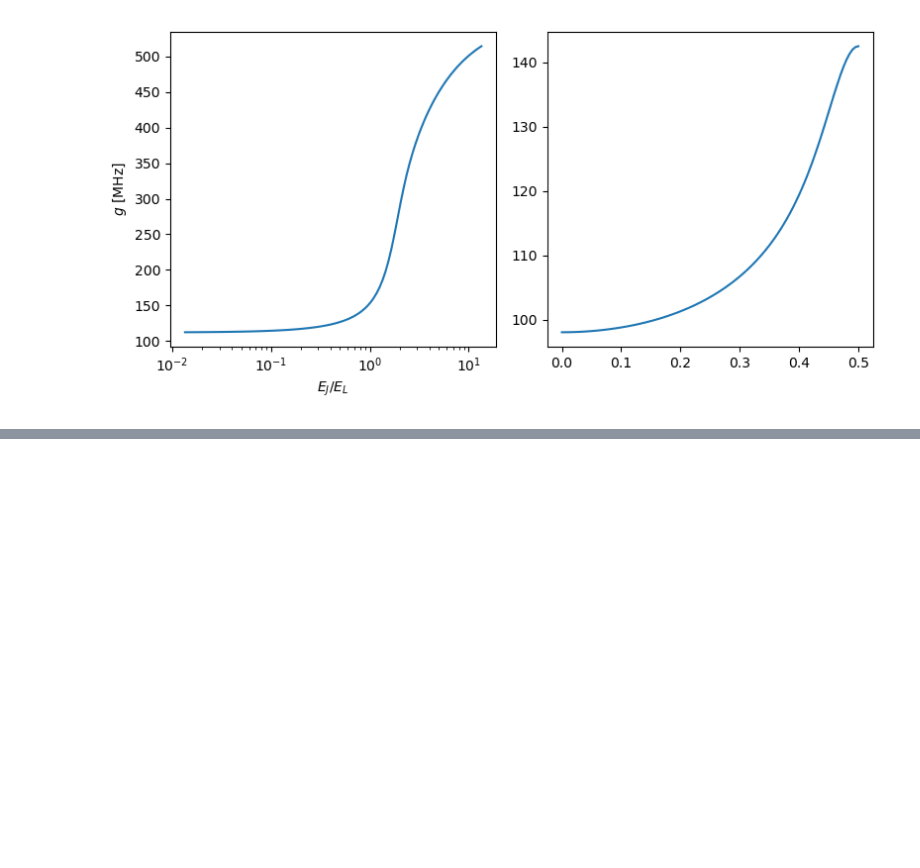
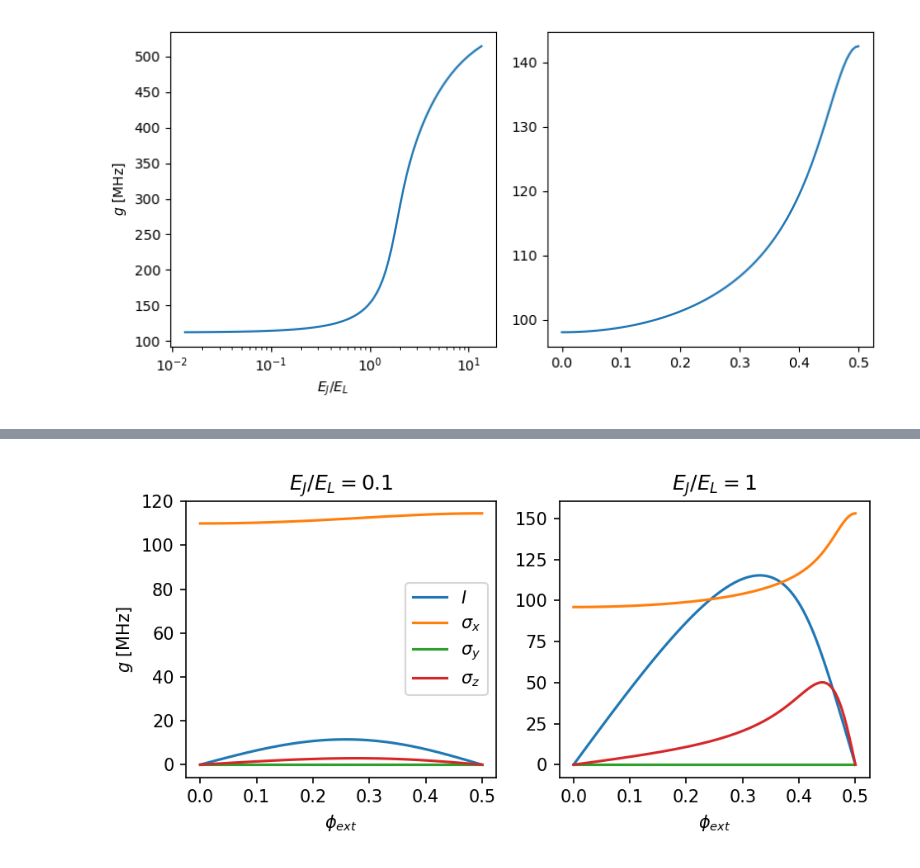
Before and after one commit to GabrielJauma/tunable-capacitive-coupling-flux-qubits, a Jupyter notebook: uni_cell/g_vs_params.ipynb, the cells around one changed output, grey strips where cells are left out. Cells and saved outputs as stored; diff of their text form; code cells hidden in the pictures; blank space fills up the shorter version.

```diff
--- a/uni_cell/g_vs_params.ipynb
+++ b/uni_cell/g_vs_params.ipynb
@@ -88,0 +130,34 @@ fig.show()
+# %%
+φ_ext_values = np.linspace(0,0.5,100)
+# %%
+g_ops_vs_φ_ext_EJ1 = np.zeros([len(φ_ext_values),4])
+g_ops_vs_φ_ext_EJ2 = np.zeros([len(φ_ext_values),4])
+E_vs_φ_ext = np.zeros([len(φ_ext_values),1])
+for i, φ_ext_i in enumerate(φ_ext_values):
+    g_ops_vs_φ_ext_EJ1[i], E_vs_φ_ext[i] =  g_with_ops_unit_cell(CR, CF, LF, LR, EL, LC, φ_ext_i)
+    g_ops_vs_φ_ext_EJ2[i], E_vs_φ_ext[i] =  g_with_ops_unit_cell(CR, CF, LF, LR, EL/10, LC, φ_ext_i)
+# %%
+labels = ['$I$', '$\sigma_x$', '$\sigma_y$', '$\sigma_z$']
+
+fig, (ax2,ax1)= plt.subplots(ncols=2, dpi=150, figsize = np.array([8,4])*0.8 )
+
+for i, label in enumerate(labels):
+    ax2.plot(φ_ext_values, g_ops_vs_φ_ext_EJ2[:,i]  * 1e3, label=label )
+
+for i, label in enumerate(labels):
+    ax1.plot(φ_ext_values, g_ops_vs_φ_ext_EJ1[:,i]  * 1e3)
+
+ax2.legend()
+ax2.set_xlabel('$\phi_{ext}$')
+ax1.set_xlabel('$\phi_{ext}$')
+ax2.set_ylabel('$g$ [MHz]')
+
+ax1.set_title(rf'$E_J/E_L=1$')
+ax2.set_title(rf'$E_J/E_L=0.1$')
+
+
+fig.tight_layout()
+figs.export('g_opts_vs_phi_ext.pdf', fig)
+fig.show()
+# %% [output]
+[figure, added]
```
Also changed, not shown: parts of 8 cells of this notebook, 6 other files.
